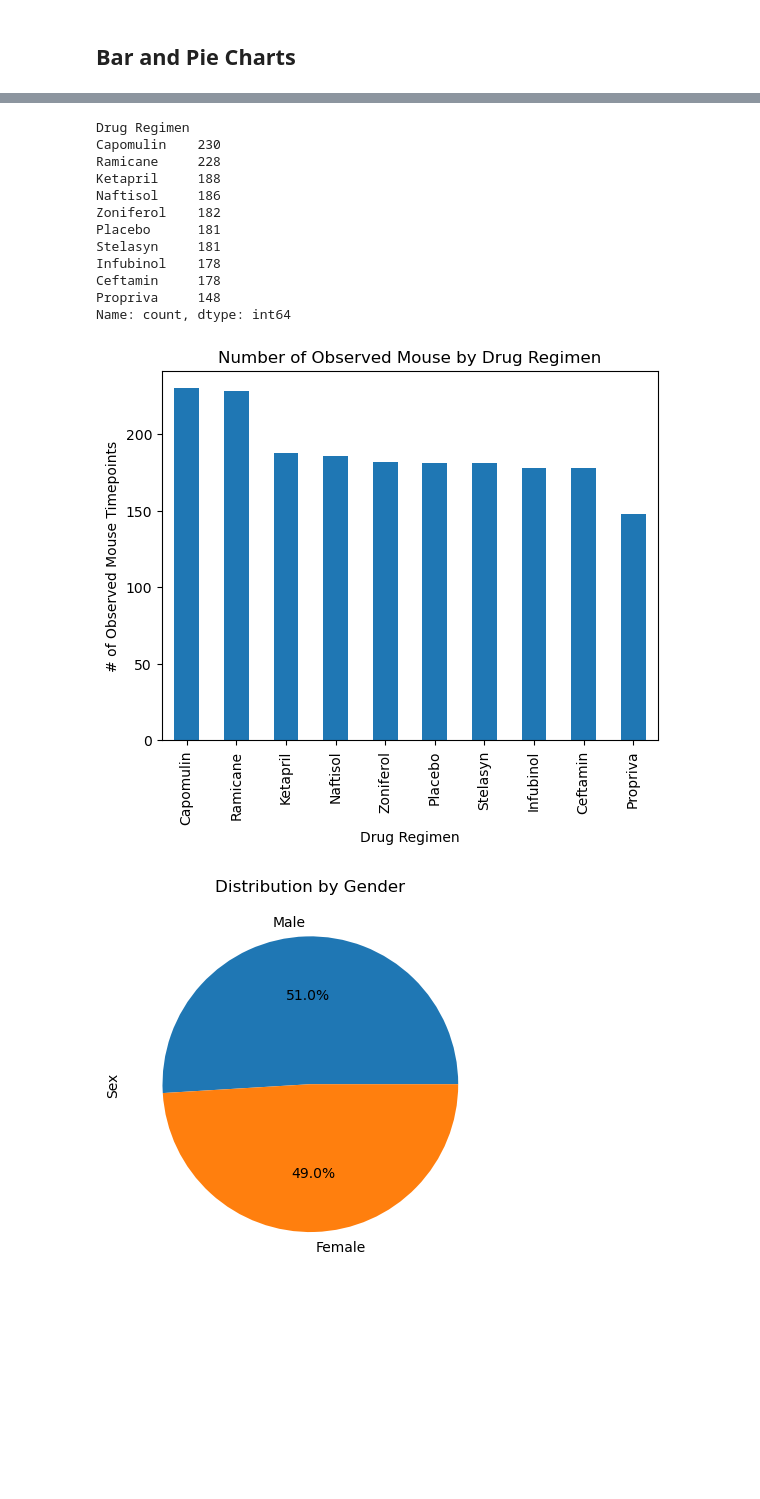
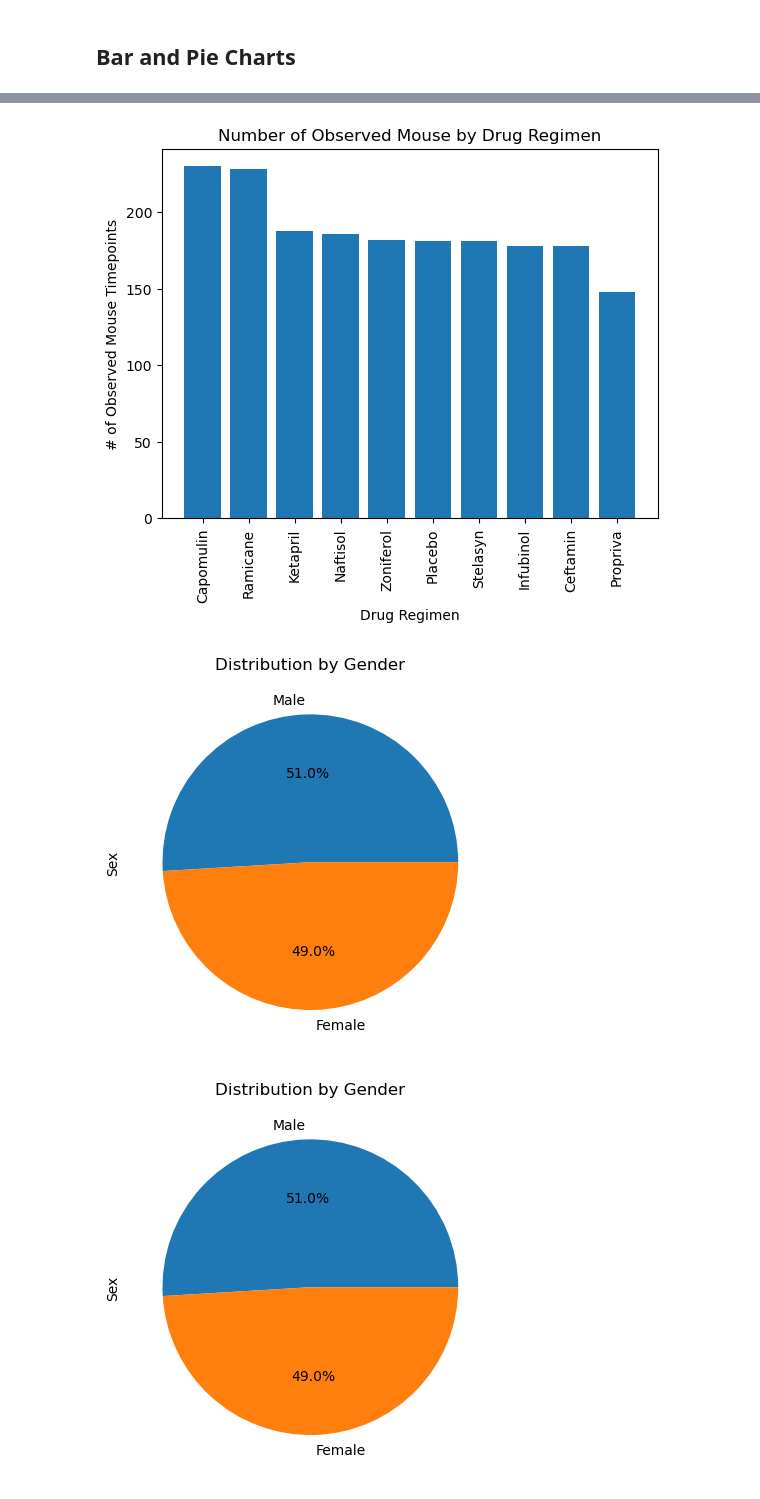
Before and after one commit to MArkhabeb/Matplotlib-challenge, a Jupyter notebook: Pymaceuticals/pymaceuticals_starter.ipynb, the cells around one changed output, grey strips where cells are left out. Cells and saved outputs as stored; diff of their text form; code cells hidden in the pictures; blank space fills up the shorter version.

```diff
--- a/Pymaceuticals/pymaceuticals_starter.ipynb
+++ b/Pymaceuticals/pymaceuticals_starter.ipynb
@@ -142,28 +166,26 @@ tumor_agg
 # %%
 # Generate a bar plot showing the total number of rows (Mouse ID/Timepoints) for each drug regimen using pyplot.
-mouse_count = clean_df['Drug Regimen'].value_counts()
-mouse_count
+# Set x and y axis
+x_axis = mouse_count.index.values
+y_axis = mouse_count.values
+
+plt.bar(x_axis, y_axis, align='center')
+plt.title('Number of Observed Mouse by Drug Regimen')
+plt.xlabel('Drug Regimen')
+plt.ylabel('# of Observed Mouse Timepoints')
+plt.xticks(rotation='vertical')
+plt.show()
 # %% [output]
-Drug Regimen
-Capomulin    230
-Ramicane     228
-Ketapril     188
-Naftisol     186
-Zoniferol    182
-Placebo      181
-Stelasyn     181
-Infubinol    178
-Ceftamin     178
-Propriva     148
-Name: count, dtype: int64
+[figure, added]
 # %%
 # Generate a pie plot showing the distribution of female versus male mice using Pandas
-mouse_count.plot(kind='bar',
-                title='Number of Observed Mouse by Drug Regimen',
-                xlabel='Drug Regimen',
-                ylabel='# of Observed Mouse Timepoints')
+gender_count = clean_df['Sex'].value_counts()
+
+gender_count.plot(kind='pie', autopct = '%1.1f%%',
+                 title='Distribution by Gender',
+                 ylabel='Sex')
 plt.show()
 # %% [output]
-[figure, old version]
+[figure, new version]
 # %%
 # Generate a pie plot showing the distribution of female versus male mice using pyplot
```
Also changed, not shown: parts of 3 cells of this notebook.
